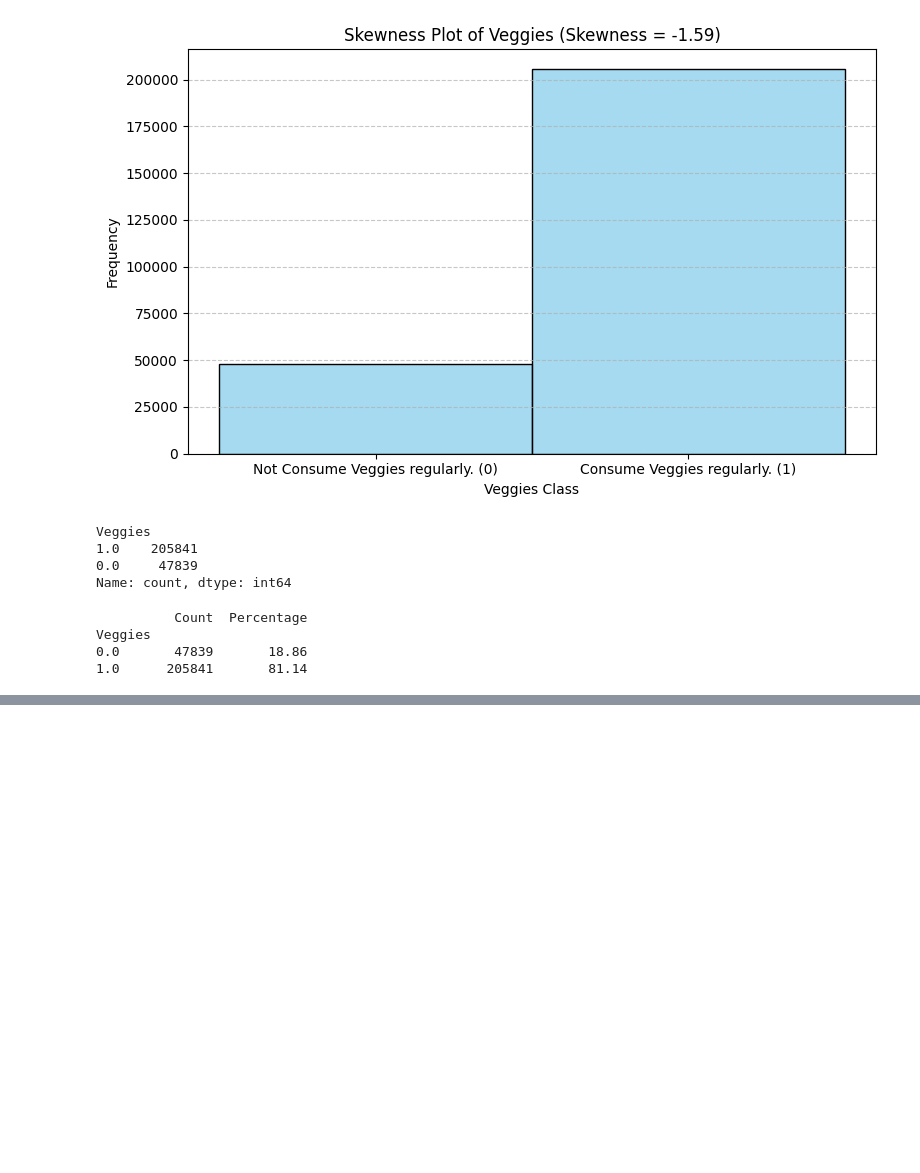
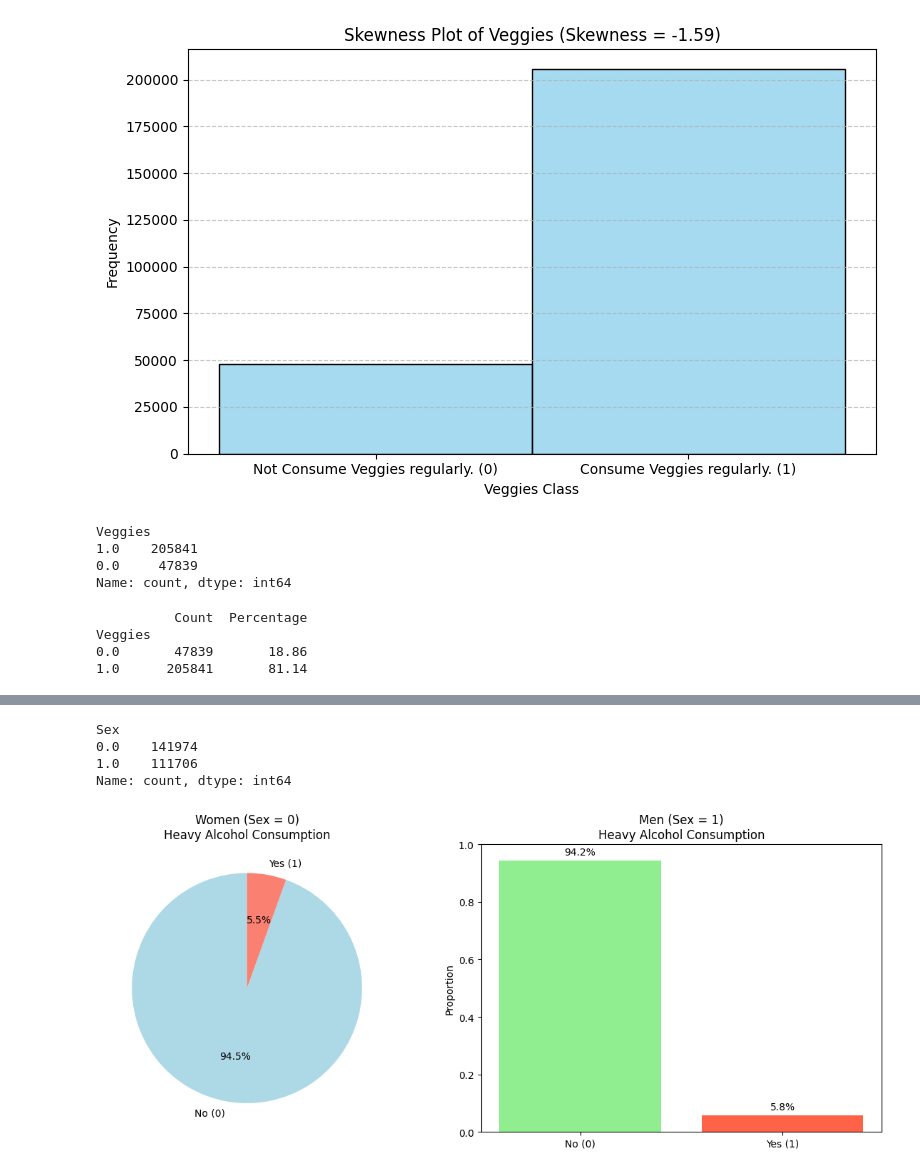
Before and after one commit to mrablfz05/diabetes-prediction, a Jupyter notebook: diabetes_prediction.ipynb, the cells around one changed output, grey strips where cells are left out. Saved outputs shown, nothing was run; the diff lists cells and outputs as text; code cells hidden in the pictures; blank space fills up the shorter version.

```diff
--- a/diabetes_prediction.ipynb
+++ b/diabetes_prediction.ipynb
@@ -1102,0 +1164,42 @@ Veggies
+# %%
+diabetes["Sex"].value_counts()
+# %% [output]
+Sex
+0.0    141974
+1.0    111706
+Name: count, dtype: int64
+# %%
+women = diabetes[diabetes['Sex'] == 0]
+men = diabetes[diabetes['Sex'] == 1]
+# %%
+women_counts = women['HvyAlcoholConsump'].value_counts(normalize=True).sort_index()
+men_counts = men['HvyAlcoholConsump'].value_counts(normalize=True).sort_index()
+# %%
+fig, axes = plt.subplots(1, 2, figsize=(12, 5))
+
+# Plot 1: Pie Chart for Women
+axes[0].pie(
+    women_counts,
+    labels=['No (0)', 'Yes (1)'],
+    autopct='%1.1f%%',
+    startangle=90,
+    colors=['lightblue', 'salmon']
+)
+axes[0].set_title('Women (Sex = 0)\nHeavy Alcohol Consumption')
+
+# Plot 2: Bar Chart for Men
+axes[1].bar(
+    ['No (0)', 'Yes (1)'],
+    men_counts.values,
+    color=['lightgreen', 'tomato']
+)
+axes[1].set_title('Men (Sex = 1)\nHeavy Alcohol Consumption')
+axes[1].set_ylabel('Proportion')
+axes[1].set_ylim(0, 1)
+for i, v in enumerate(men_counts.values):
+    axes[1].text(i, v + 0.02, f"{v:.1%}", ha='center')
+
+plt.tight_layout()
+plt.show()
+# %% [output]
+[figure, added]
```
Also changed, not shown: parts of 9 cells of this notebook, 5 other files.
